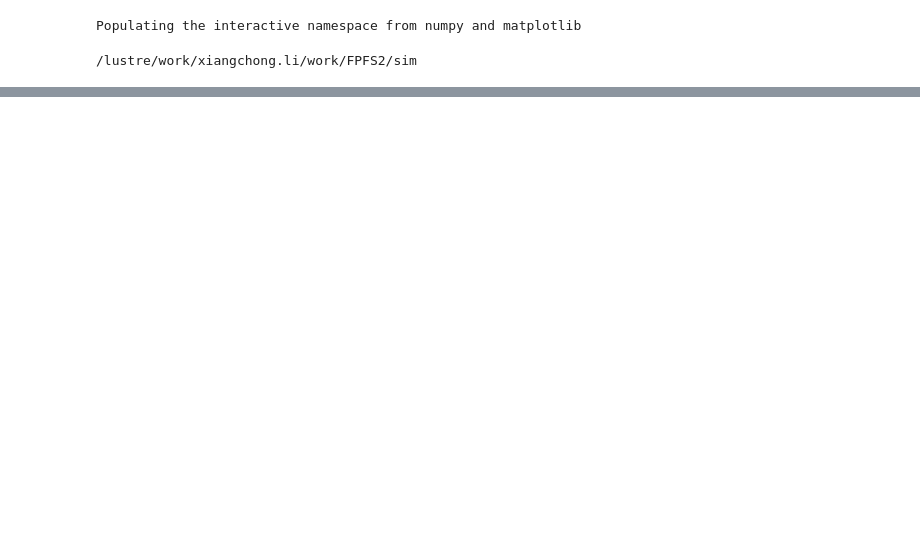
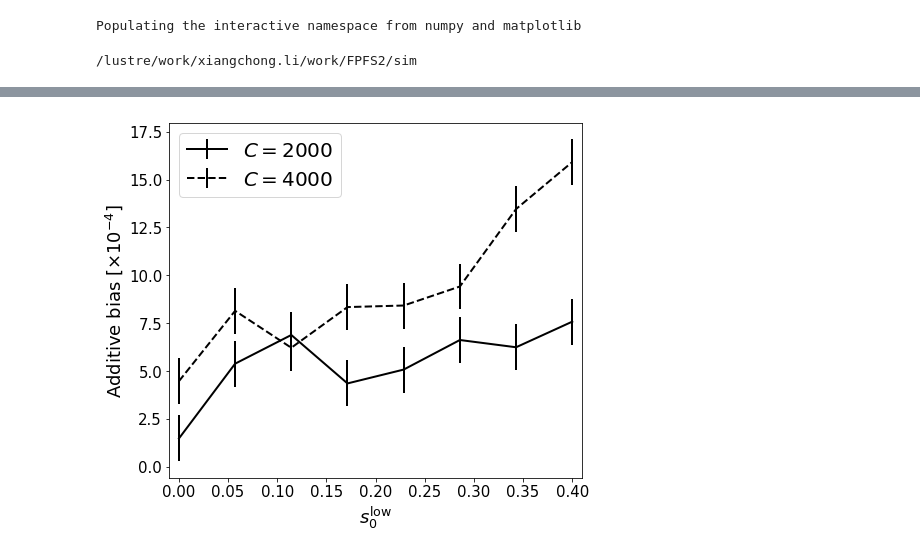
Before and after one commit to mr-superonion/FPFS, a Jupyter notebook: notebook/paper-FPFS2021/3-selBias_wNoise.ipynb, the cells around one changed output, grey strips where cells are left out. Saved outputs shown, nothing was run; the diff lists cells and outputs as text; code cells hidden in the pictures; blank space fills up the shorter version.

```diff
--- a/notebook/paper-FPFS2021/3-selBias_wNoise.ipynb
+++ b/notebook/paper-FPFS2021/3-selBias_wNoise.ipynb
@@ -52,4 +130,0 @@ def estimate(Clist=np.array([0.2,0.3,0.4,0.5]),noiRev=True):
-# %%
-Clist=np.array([0.2,0.3,0.4,0.5,0.6])
-mT,merrT=estimate(Clist,True)
-mF,merrF=estimate(Clist,False)
@@ -76,0 +225,16 @@ ax.set_ylim(1e-4,1.5e-1)
+# %%
+plt.close()
+fig=plt.figure(figsize=(7,6))
+ax=fig.add_subplot(1,1,1)
+ax.errorbar(Cutlist,cT*1e4,cerrT*1e4,fmt='-',c='black',linewidth=2,label=r'$C=2000$')
+ax.errorbar(Cutlist,cF*1e4,cerrF*1e4,fmt='--',c='black',linewidth=2,label=r'$C=4000$')
+#ax.fill_between(np.linspace(-0.01,0.41,100),-3e0*np.ones(100),3e0*np.ones(100),color='gray',alpha=0.6)
+ax.set_xlim(-0.01,0.41)
+ax.set_xlabel(r'$s_0^{\rm low}$')
+ax.set_ylabel(r'Additive bias [$\times 10^{-4}$]')
+ax.legend()
+plt.tight_layout()
+fig.savefig(os.path.join(pltDir,'selBiasA_wnoise_low.png'))
+fig.savefig(os.path.join(pltDir,'selBiasA_wnoise_low.pdf'))
+# %% [output]
+[figure, added]
```
Also changed, not shown: parts of 8 cells of this notebook, 4 other files.
